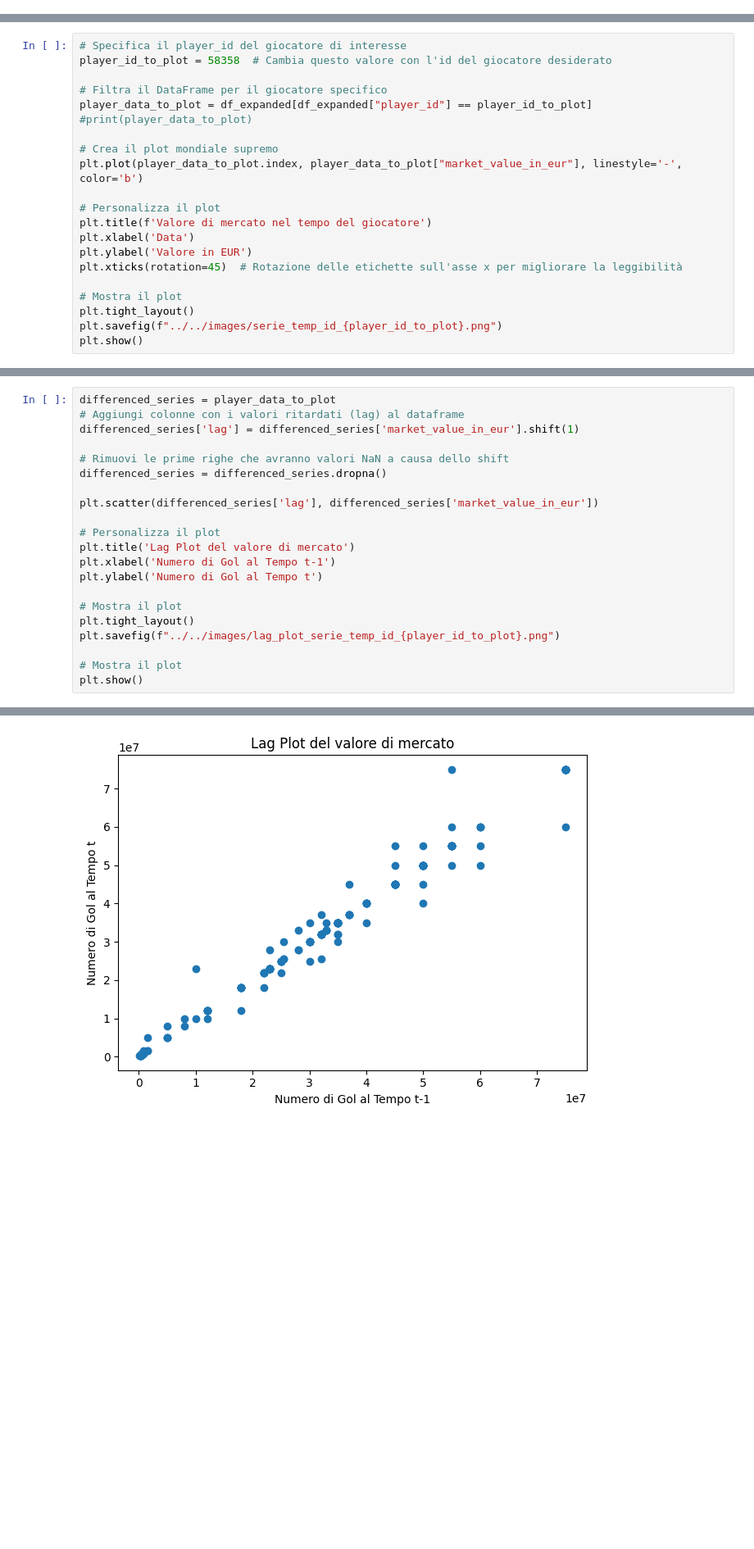
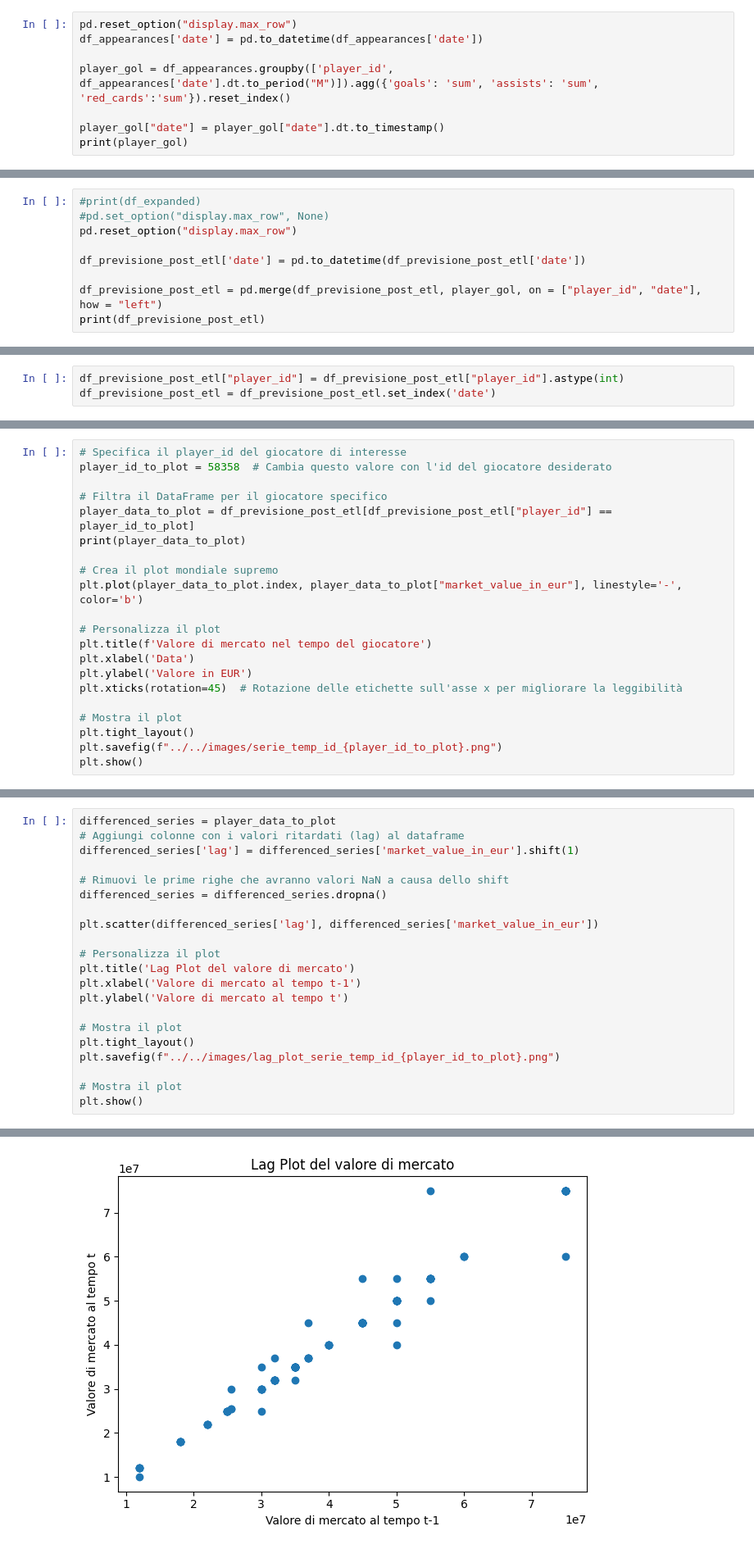
Before and after one commit to MikDR/DataScience-Python, a Jupyter notebook: codice/serie_temp/serie_per_giocatore.ipynb, the cells around one changed output, grey strips where cells are left out. Shown at 82% size. Saved outputs shown, nothing was run; the diff lists cells and outputs as text; blank space fills up the shorter version.

```diff
--- a/codice/serie_temp/serie_per_giocatore.ipynb
+++ b/codice/serie_temp/serie_per_giocatore.ipynb
@@ -65,3 +65,11 @@ Try using .loc[row_indexer,col_indexer] = value instead
 
 See the caveats in the documentation: https://pandas.pydata.org/pandas-docs/stable/user_guide/indexing.html#returning-a-view-versus-a-copy
   df_per_previsione["date"] = pd.to_datetime(df_per_previsione["date"])
+# %%
+pd.reset_option("display.max_row")
+df_appearances['date'] = pd.to_datetime(df_appearances['date'])
+
+player_gol = df_appearances.groupby(['player_id', df_appearances['date'].dt.to_period("M")]).agg({'goals': 'sum', 'assists': 'sum', 'red_cards':'sum'}).reset_index()
+
+player_gol["date"] = player_gol["date"].dt.to_timestamp()
+print(player_gol)
@@ -101,0 +141,9 @@ df_previsione_post_etl = pd.read_csv(percorso_csv + "/serie_temp_post.csv")
+# %%
+#print(df_expanded)
+#pd.set_option("display.max_row", None)
+pd.reset_option("display.max_row")
+
+df_previsione_post_etl['date'] = pd.to_datetime(df_previsione_post_etl['date'])
+
+df_previsione_post_etl = pd.merge(df_previsione_post_etl, player_gol, on = ["player_id", "date"], how = "left")
+print(df_previsione_post_etl)
@@ -101,0 +165,3 @@ df_previsione_post_etl = pd.read_csv(percorso_csv + "/serie_temp_post.csv")
+# %%
+df_previsione_post_etl["player_id"] = df_previsione_post_etl["player_id"].astype(int)
+df_previsione_post_etl = df_previsione_post_etl.set_index('date')
@@ -104,8 +188,8 @@ df_previsione_post_etl = pd.read_csv(percorso_csv + "/serie_temp_post.csv")
 player_id_to_plot = 58358  # Cambia questo valore con l'id del giocatore desiderato
 
 # Filtra il DataFrame per il giocatore specifico
-player_data_to_plot = df_expanded[df_expanded["player_id"] == player_id_to_plot]
-#print(player_data_to_plot)
+player_data_to_plot = df_previsione_post_etl[df_previsione_post_etl["player_id"] == player_id_to_plot]
+print(player_data_to_plot)
 
 # Crea il plot mondiale supremo
 plt.plot(player_data_to_plot.index, player_data_to_plot["market_value_in_eur"], linestyle='-', color='b')
@@ -125,31 +224,31 @@ plt.show()
 # %%
 differenced_series = player_data_to_plot
 # Aggiungi colonne con i valori ritardati (lag) al dataframe
 differenced_series['lag'] = differenced_series['market_value_in_eur'].shift(1)
 
 # Rimuovi le prime righe che avranno valori NaN a causa dello shift
 differenced_series = differenced_series.dropna()
 
 plt.scatter(differenced_series['lag'], differenced_series['market_value_in_eur'])
 
 # Personalizza il plot
 plt.title('Lag Plot del valore di mercato')
-plt.xlabel('Numero di Gol al Tempo t-1')
-plt.ylabel('Numero di Gol al Tempo t')
+plt.xlabel('Valore di mercato al tempo t-1')
+plt.ylabel('Valore di mercato al tempo t')
 
 # Mostra il plot
 plt.tight_layout()
 plt.savefig(f"../../images/lag_plot_serie_temp_id_{player_id_to_plot}.png")
 
 # Mostra il plot
 plt.show()
 # %% [output]
 A value is trying to be set on a copy of a slice from a DataFrame.
 Try using .loc[row_indexer,col_indexer] = value instead
 
 See the caveats in the documentation: https://pandas.pydata.org/pandas-docs/stable/user_guide/indexing.html#returning-a-view-versus-a-copy
   differenced_series['lag'] = differenced_series['market_value_in_eur'].shift(1)
-[figure, old version]
+[figure, new version]
 # %%
 from statsmodels.tsa.stattools import adfuller
 
```
Also changed, not shown: parts of 17 cells of this notebook.
